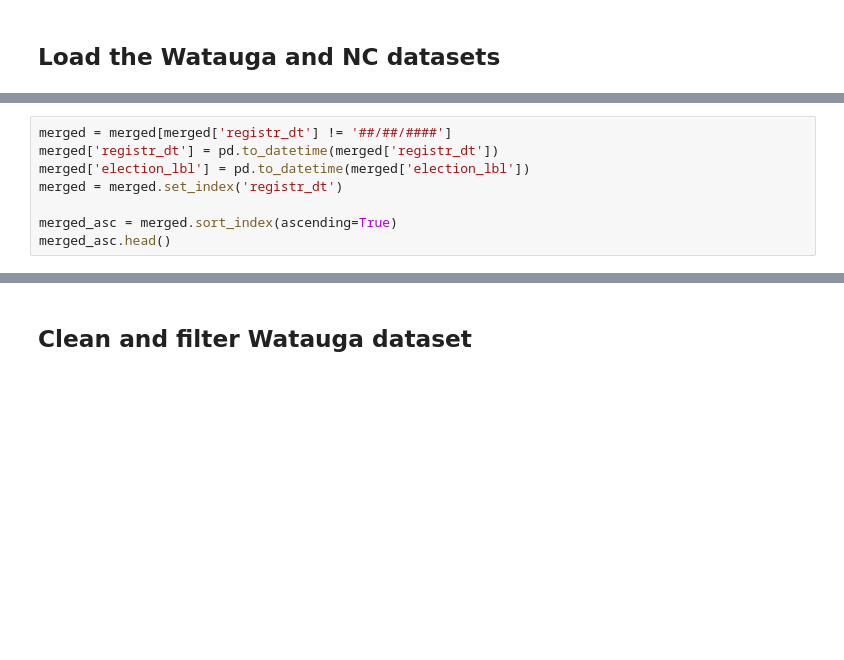
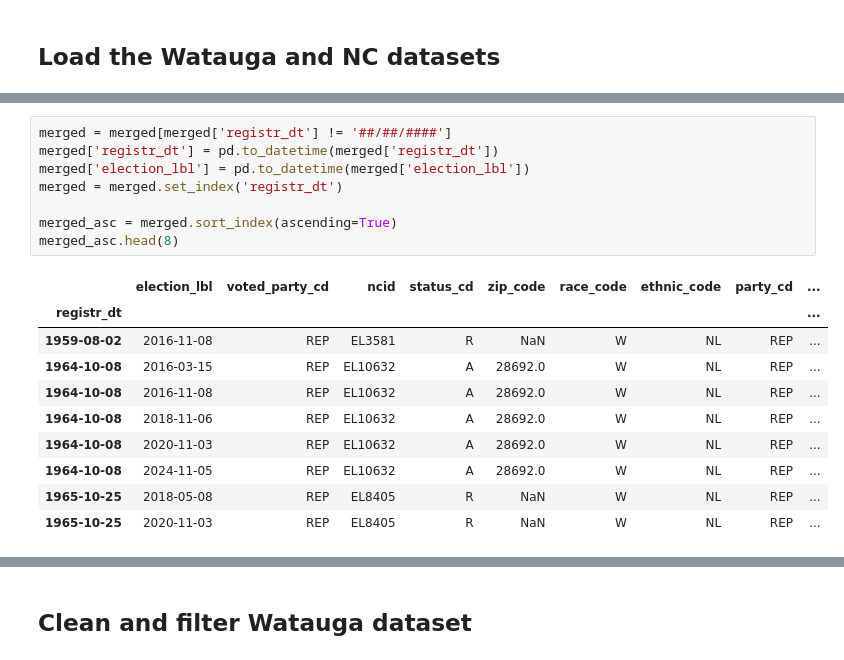
Before and after one commit to vandyy123/Election-Analysis, a Jupyter notebook: Election Results.ipynb, the cells around one changed output, grey strips where cells are left out. Saved outputs shown, nothing was run; the diff lists cells and outputs as text; blank space fills up the shorter version.

```diff
--- a/Election Results.ipynb
+++ b/Election Results.ipynb
@@ -44,11 +95,22 @@ merged.head(5)
 # %%
 merged = merged[merged['registr_dt'] != '##/##/####']
 merged['registr_dt'] = pd.to_datetime(merged['registr_dt'])
 merged['election_lbl'] = pd.to_datetime(merged['election_lbl'])
 merged = merged.set_index('registr_dt')
 
 merged_asc = merged.sort_index(ascending=True)
-merged_asc.head()
+merged_asc.head(8)
+# %% [output]
+|  | election_lbl | voted_party_cd | ncid | status_cd | zip_code | race_code | ethnic_code | party_cd | ... |
+| registr_dt |  |  |  |  |  |  |  |  | ... |
+| 1959-08-02 | 2016-11-08 | REP | EL3581 | R | NaN | W | NL | REP | ... |
+| 1964-10-08 | 2016-03-15 | REP | EL10632 | A | 28692.0 | W | NL | REP | ... |
+| 1964-10-08 | 2016-11-08 | REP | EL10632 | A | 28692.0 | W | NL | REP | ... |
+| 1964-10-08 | 2018-11-06 | REP | EL10632 | A | 28692.0 | W | NL | REP | ... |
+| 1964-10-08 | 2020-11-03 | REP | EL10632 | A | 28692.0 | W | NL | REP | ... |
+| 1964-10-08 | 2024-11-05 | REP | EL10632 | A | 28692.0 | W | NL | REP | ... |
+| 1965-10-25 | 2018-05-08 | REP | EL8405 | R | NaN | W | NL | REP | ... |
+| 1965-10-25 | 2020-11-03 | REP | EL8405 | R | NaN | W | NL | REP | ... |
 # %%
 file = 'ncvoter_Statewide.txt'
 
```
Also changed, not shown: parts of 35 cells of this notebook.
